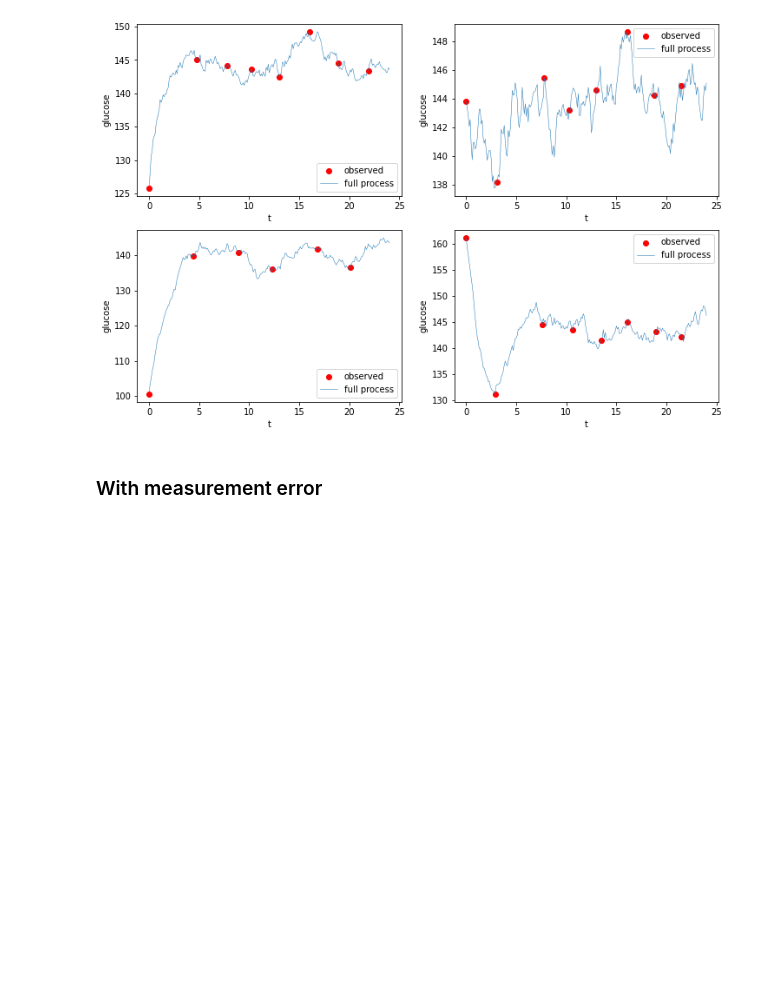
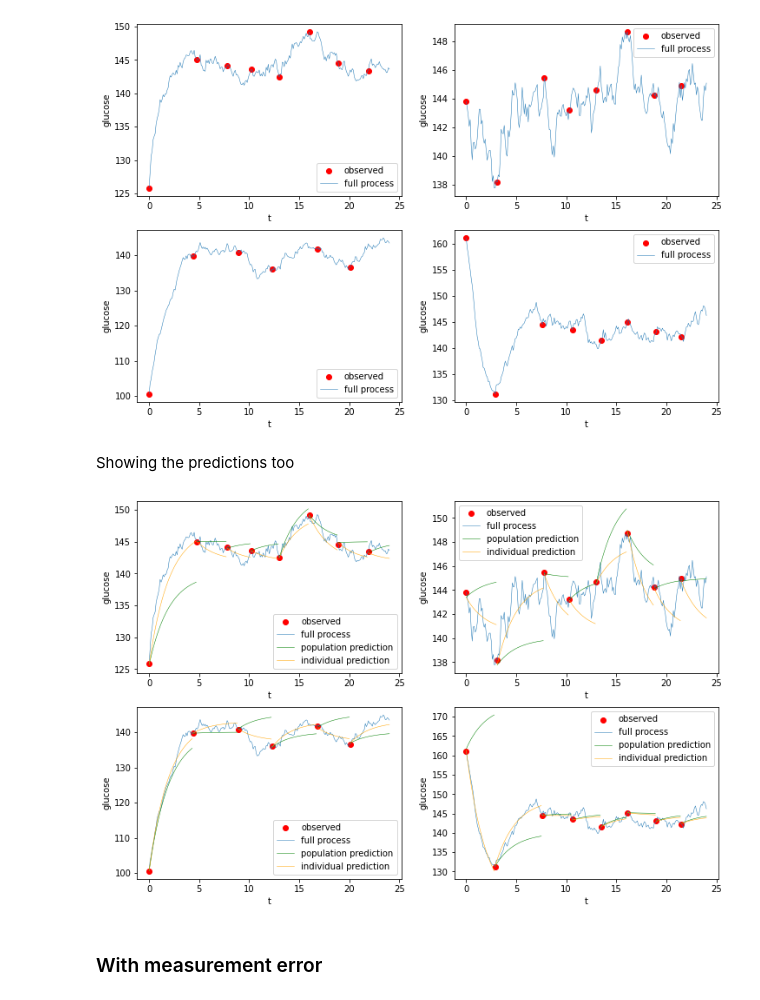
Before and after one commit to oizin/torchctrnn, a Jupyter notebook: tutorials/data-simulations.ipynb, the cells around one changed output. Cells and saved outputs as stored; diff of their text form; code cells hidden in the pictures; blank space fills up the shorter version.

Commit message:
update simulation: add baseline predictions

```diff
--- a/tutorials/data-simulations.ipynb
+++ b/tutorials/data-simulations.ipynb
@@ -67,6 +72,31 @@ for row in ax:
 plt.show()
 # %% [output]
 [figure]
+# %% [markdown]
+Showing the predictions too
+# %%
+fig, ax = plt.subplots(nrows=2, ncols=2, figsize = (12,8))
+_id = 0
+for row in ax:
+    for col in row:
+        df_id = df.loc[(df.id == _id),:]
+        df_id.loc[:,'segment'] = df_id.obs.cumsum()
+        col.scatter(df_id.t[df_id.obs],df_id.glucose_t[df_id.obs],label='observed',c='red')
+        col.plot(df_id.t,df_id.glucose_t,linewidth=0.5,label='full process')
+        for segment in df_id.segment.unique():
+            col.plot(df_id.loc[df_id.segment == segment,'t'],
+                    df_id.loc[df_id.segment == segment,'glucose_t_pop'],
+                    linewidth=0.5,label='population prediction' if segment == 1 else "",c='green')
+            col.plot(df_id.loc[df_id.segment == segment,'t'],
+                    df_id.loc[df_id.segment == segment,'glucose_t_ind'],
+                linewidth=0.5,label='individual prediction' if segment == 1 else "",c='orange')
+        col.set_xlabel('t')
+        col.set_ylabel('glucose')
+        col.legend()
+        _id += 1
+plt.show()
+# %% [output]
+[figure, added]
 # %% [markdown]
 ### With measurement error
 # %%
```
Also changed, not shown: parts of 4 cells of this notebook, 1 other file.
